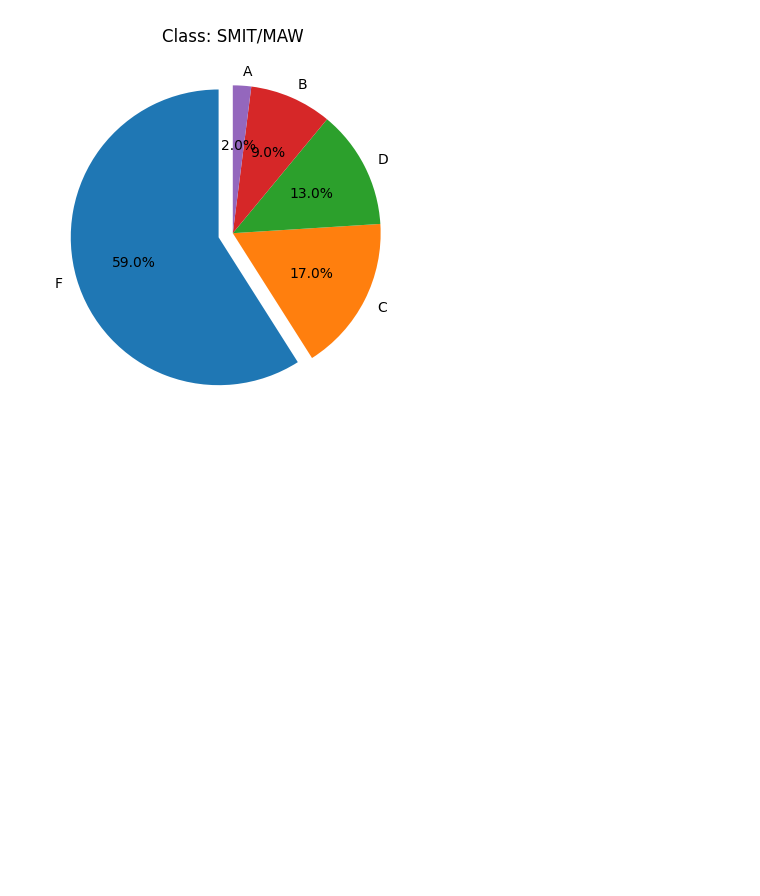
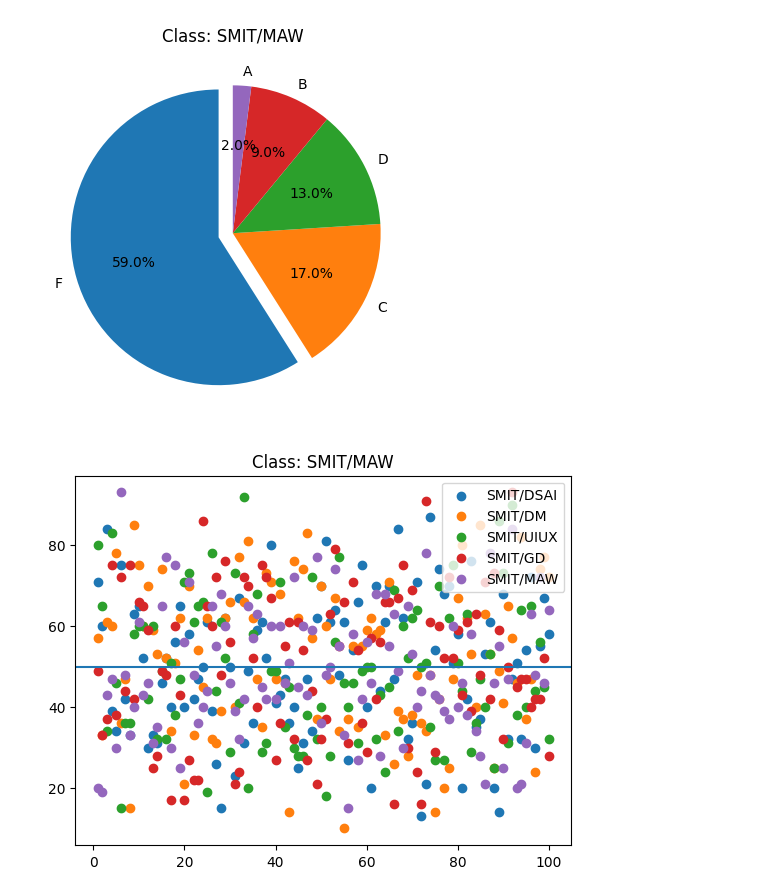
Before and after one commit to memonY49/SMIT-AIDS-Yasir-Batch1, a Jupyter notebook: week19.ipynb, the cells around one changed output. Saved outputs shown, nothing was run; the diff lists cells and outputs as text; code cells hidden in the pictures; blank space fills up the shorter version.

```diff
--- a/week19.ipynb
+++ b/week19.ipynb
@@ -201,3 +201,17 @@ for st_class in students_data['class'].unique():
 [figure]
 [figure]
 [figure]
+# %%
+
+plt.axhline(50)
+for st_class in students_data['class'].unique():
+    chart_value = grouped.get_group(st_class)
+    roll = chart_value['roll_no'].str.split('/').str.get(2).astype(int).values
+    # print(len(roll),len(chart_data['obtain'].values))
+    plt.title(f'Class: {st_class}')
+    plt.scatter(roll,chart_value['obtain'].values, label = st_class)
+    plt.legend()
+
+plt.show()
+# %% [output]
+[figure, added]
```
Also changed, not shown: parts of 3 cells of this notebook, 1 other file.
